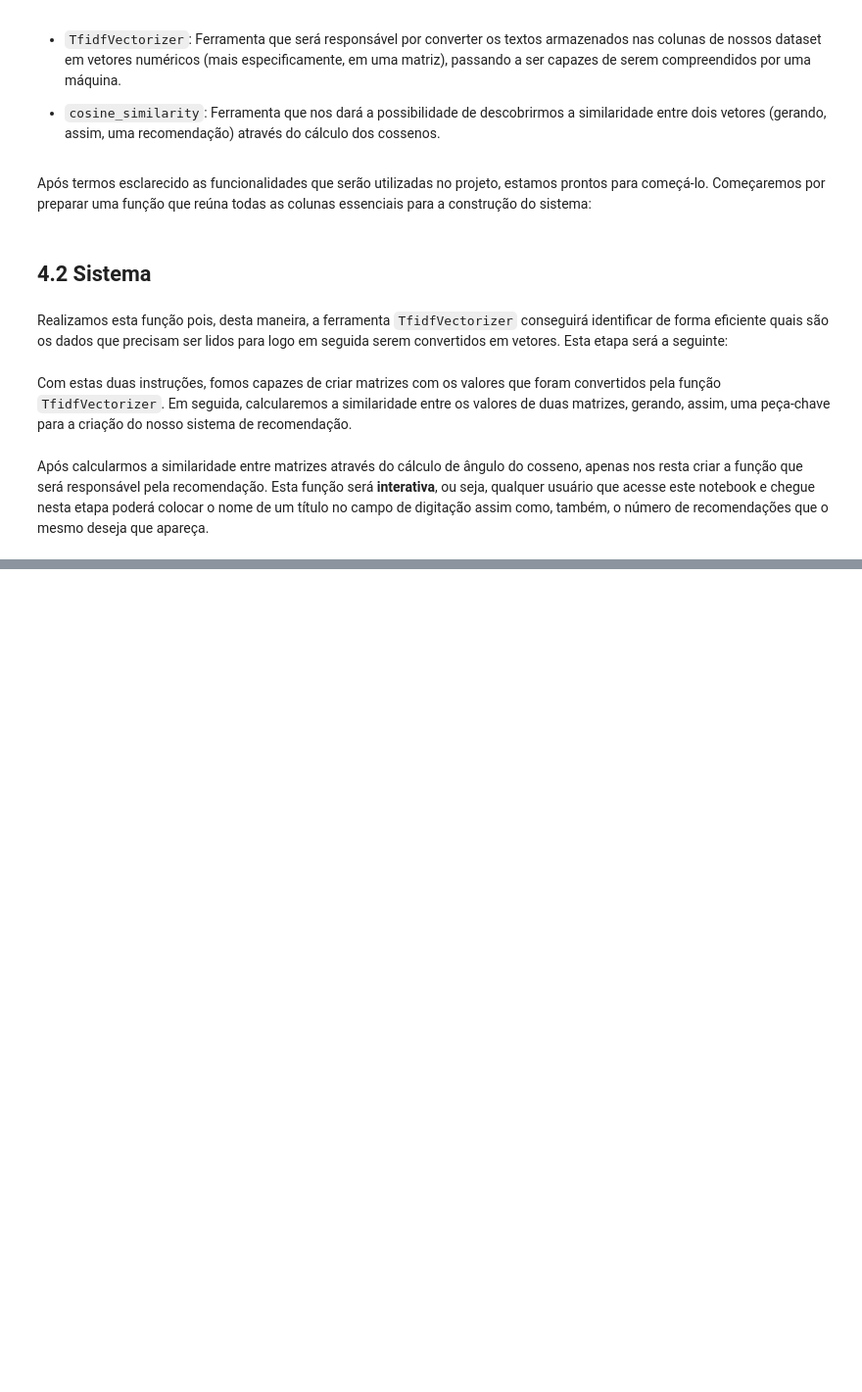
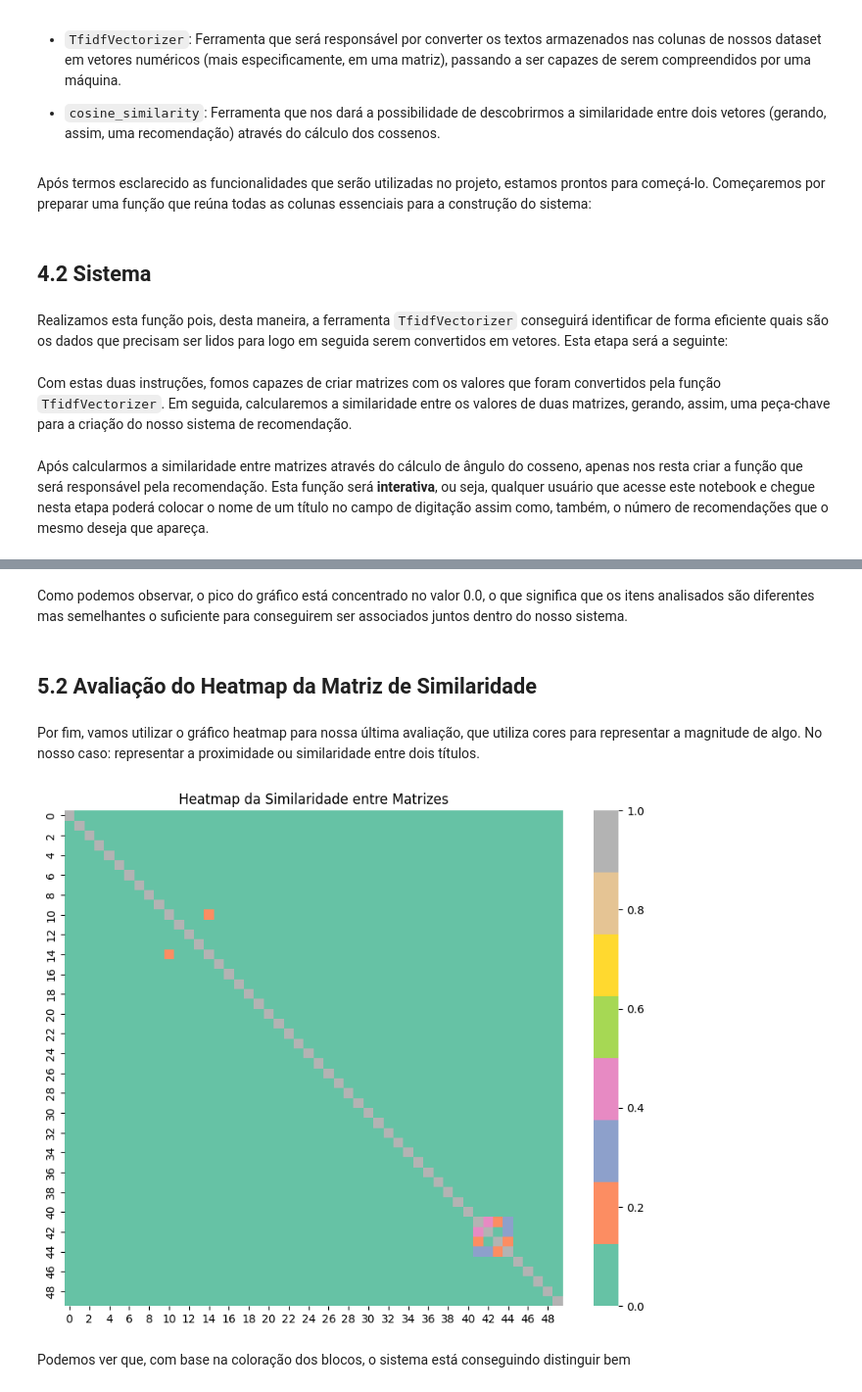
Before and after one commit to mendes078/Projeto_2025.2, a Jupyter notebook: Projeto - 2025.2/main.ipynb, the cells around one changed output, grey strips where cells are left out. Shown: that part at 98% size. Cells and saved outputs as stored; diff of their text form; code cells hidden in the pictures; blank space fills up the shorter version.

```diff
--- a/Projeto - 2025.2/main.ipynb
+++ b/Projeto - 2025.2/main.ipynb
@@ -576,0 +606,17 @@ Com a função funcionando, é importante destrincharmos o que cada linha signif
+# %% [markdown]
+Como podemos observar, o pico do gráfico está concentrado no valor 0.0, o que significa que os itens analisados são diferentes mas semelhantes o suficiente para conseguirem ser associados juntos dentro do nosso sistema.
+# %% [markdown]
+## 5.2 Avaliação do Heatmap da Matriz de Similaridade
+# %% [markdown]
+Por fim, vamos utilizar o gráfico heatmap para nossa última avaliação, que utiliza cores para representar a magnitude de algo. No nosso caso: representar a proximidade ou similaridade entre dois títulos.
+# %%
+# Criando o heatmap da matriz de similaridade:
+
+plt.figure(figsize = (10, 8))
+sns.heatmap(similaridade_das_matrizes[:50,:50], cmap = 'Set2')
+plt.title("Heatmap da Similaridade entre Matrizes")
+plt.show()
+# %% [output]
+[figure, added]
+# %% [markdown]
+Podemos ver que, com base na coloração dos blocos, o sistema está conseguindo distinguir bem
```
Also changed, not shown: parts of 10 cells of this notebook.
